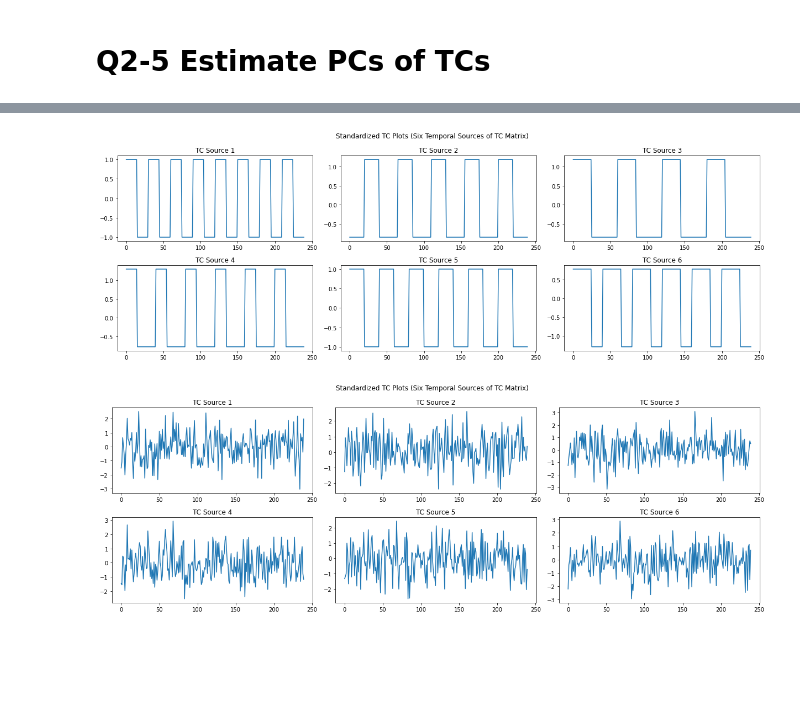
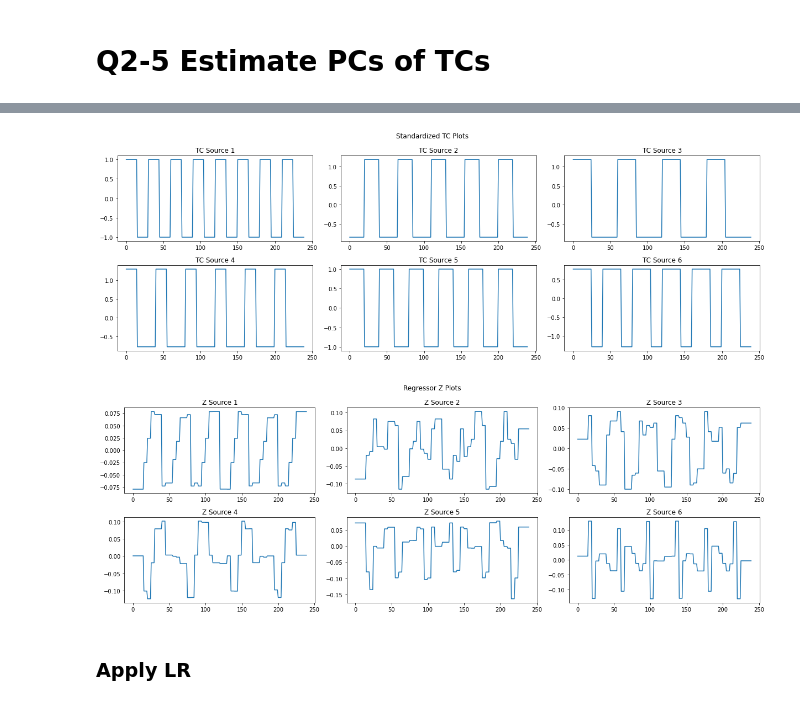
Before and after one commit to NoiRC256/mast30034_assignment_1, a Jupyter notebook: code/main.ipynb, the cells around one changed output, grey strips where cells are left out. Drawn from its saved outputs; the diff is of its cells as text; code cells hidden in the pictures; blank space fills up the shorter version.

```diff
--- a/code/main.ipynb
+++ b/code/main.ipynb
@@ -290,7 +296,7 @@ for i in range(0, 2):
         sns.histplot(ax=axes[i,j], data=noise_t[idx], bins=30,
              kde=True,
              line_kws={"linewidth":2})
-        axes[i, j].set_title("Source 1" + str(idx+1))
+        axes[i, j].set_title("Source " + str(idx+1))
 
 fig.tight_layout()
 plt.show()
@@ -312,7 +318,7 @@ for i in range(0, 2):
         sns.histplot(ax=axes[i,j], data=noise_s.T[idx], bins=30,
              kde=True,
              line_kws={"linewidth":2})
-        axes[i, j].set_title("Source 1" + str(idx+1))
+        axes[i, j].set_title("Source " + str(idx+1))
 
 fig.tight_layout()
 plt.show()
@@ -850,0 +861,4 @@ U = np.dot(U, TC)
+# %%
+# Read SVD outputs from R;
+V = np.loadtxt('eigen_values.txt')
+Z = np.loadtxt('Z.txt')
@@ -853,7 +887,7 @@ U = np.dot(U, TC)
 
 fig, axes = plt.subplots(2, 3, figsize=(17,6))
 
-fig.suptitle('Standardized TC Plots (Six Temporal Sources of TC Matrix)')
+fig.suptitle('Standardized TC Plots')
 
 for i in range(0, 2):
     for j in range(0, 3):
@@ -870,26 +904,28 @@ plt.show()
 
 # fig.figure.savefig(plot_dir + "TC.png", bbox_inches='tight')
 # %% [output]
-[figure, old version]
+[figure, new version]
 # %%
-# Plot all 6 standardized TCs;
+# Plot Z;
 
 fig, axes = plt.subplots(2, 3, figsize=(17,6))
 
-fig.suptitle('Standardized TC Plots (Six Temporal Sources of TC Matrix)')
+fig.suptitle('Regressor Z Plots')
 
 for i in range(0, 2):
     for j in range(0, 3):
         idx = i+j
         if(i!=0):
             idx += i+1
-        u = U.transpose()[idx]
-        sns.lineplot(data=u, ax=axes[i,j])
-        axes[i, j].set_title("TC Source " + str(idx+1))
+        tc = Z.transpose()[idx]
+        sns.lineplot(data=tc, ax=axes[i,j])
+        axes[i, j].set_title("Z Source " + str(idx+1))
 
 fig.tight_layout()
 plt.show()
 
-# fig.figure.savefig(plot_dir + "TC.png", bbox_inches='tight')
+fig.figure.savefig(plot_dir + "Z.png", bbox_inches='tight')
 # %% [output]
-[figure, old version]
+[figure, new version]
+# %% [markdown]
+### Apply LR
```
Also changed, not shown: parts of 25 cells of this notebook, 24 other files.
